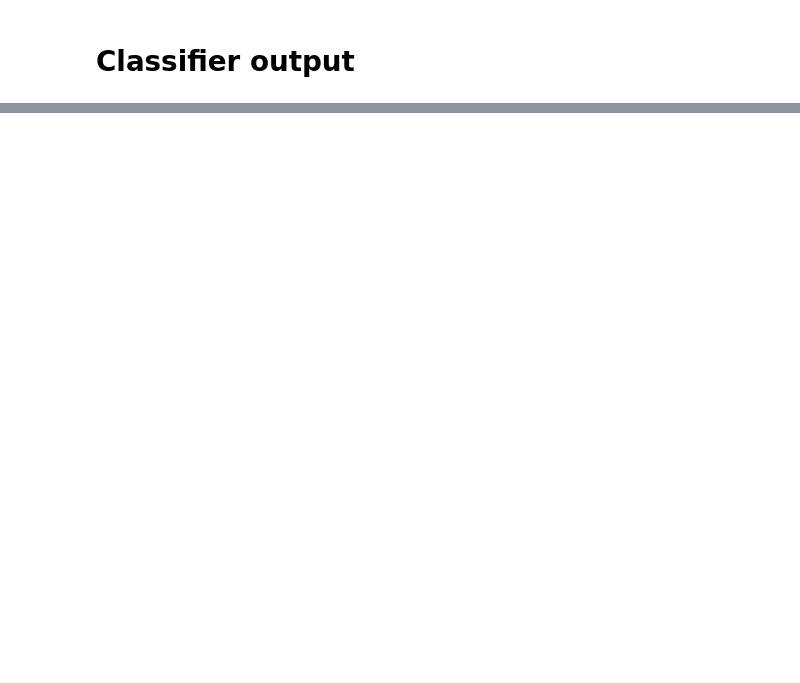
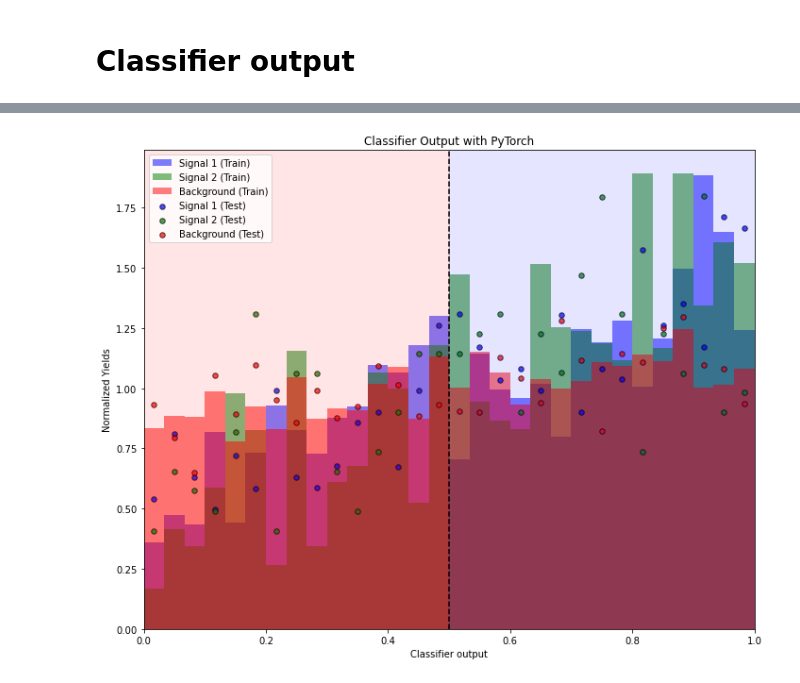
Before and after one commit to tiwariPC/hhbbgg_AwkwardAnalyzer, a Jupyter notebook: bdt/notebook/Multiclass_Descriminator.ipynb, the cells around one changed output, grey strips where cells are left out. Drawn from its saved outputs; the diff is of its cells as text; code cells hidden in the pictures; blank space fills up the shorter version.

```diff
--- a/bdt/notebook/Multiclass_Descriminator.ipynb
+++ b/bdt/notebook/Multiclass_Descriminator.ipynb
@@ -398,19 +398,2 @@ plt.show()
 # %% [markdown]
 # Classifier output
-# %%
-# Get classifier outputs for training and testing data
-model.eval()
-train_outputs = []
-test_outputs = []
-
-with torch.no_grad():
-    for inputs, _, _ in train_loader:
-        outputs = model(inputs)
-        train_outputs.extend(outputs.numpy())
-
-    for inputs, _, _ in test_loader:
-        outputs = model(inputs)
-        test_outputs.extend(outputs.numpy())
-
-train_outputs = np.array(train_outputs)
-test_outputs = np.array(test_outputs)
@@ -445,0 +400,71 @@ ValueError: The 'color' keyword argument must have one color per dataset, but 3
+# %%
+import numpy as np
+import matplotlib.pyplot as plt
+
+# Define a function to get predictions from the PyTorch model
+def get_predictions(loader, model):
+    model.eval()
+    all_preds = []
+    all_labels = []
+    with torch.no_grad():
+        for inputs, labels, _ in loader:
+            outputs = model(inputs)
+            outputs = outputs.squeeze()
+            all_preds.extend(outputs.cpu().numpy())
+            all_labels.extend(labels.cpu().numpy())
+    return np.array(all_preds), np.array(all_labels)
+
+# Get predictions for training and test data
+train_preds, train_true = get_predictions(train_loader, model)
+test_preds, test_true = get_predictions(test_loader, model)
+
+# Convert weights tensors to NumPy arrays
+X_train_weights_np = X_train_weights_tensor.numpy()
+X_test_weights_np = X_test_weights_tensor.numpy()
+
+# Define bins
+bins = np.linspace(0, 1, 31)
+
+# Plot histograms for training data
+plt.figure(figsize=(10, 8))
+
+# Plot Signal 1 (train)
+plt.hist(train_preds[train_true == 1][:, 1], bins=bins, color='blue', alpha=0.5, label='Signal 1 (Train)', density=True, weights=X_train_weights_np[train_true == 1])
+
+# Plot Signal 2 (train)
+plt.hist(train_preds[train_true == 2][:, 2], bins=bins, color='green', alpha=0.5, label='Signal 2 (Train)', density=True, weights=X_train_weights_np[train_true == 2])
+
+# Plot Background (train)
+plt.hist(train_preds[train_true == 0][:, 0], bins=bins, color='red', alpha=0.5, label='Background (Train)', density=True, weights=X_train_weights_np[train_true == 0])
+
+# Calculate histograms for test data
+test_hist_s1, _ = np.histogram(test_preds[test_true == 1][:, 1], bins=bins, density=True, weights=X_test_weights_np[test_true == 1])
+test_hist_s2, _ = np.histogram(test_preds[test_true == 2][:, 2], bins=bins, density=True, weights=X_test_weights_np[test_true == 2])
+test_hist_b, _ = np.histogram(test_preds[test_true == 0][:, 0], bins=bins, density=True, weights=X_test_weights_np[test_true == 0])
+
+# Calculate bin centers
+bin_centers = (bins[:-1] + bins[1:]) / 2
+
+# Plot scatter points for test data
+plt.scatter(bin_centers, test_hist_s1, color='blue', alpha=0.7, label='Signal 1 (Test)', marker='o', s=30, edgecolor='k')
+plt.scatter(bin_centers, test_hist_s2, color='green', alpha=0.7, label='Signal 2 (Test)', marker='o', s=30, edgecolor='k')
+plt.scatter(bin_centers, test_hist_b, color='red', alpha=0.7, label='Background (Test)', marker='o', s=30, edgecolor='k')
+
+# Add background colors
+plt.axvspan(0, 0.5, color='red', alpha=0.1)
+plt.axvspan(0.5, 1, color='blue', alpha=0.1)
+
+plt.axvline(0.5, color='k', linestyle='--')
+plt.xlabel('Classifier output')
+plt.ylabel('Normalized Yields')
+plt.xlim(0, 1)
+plt.legend()
+plt.title('Classifier Output with PyTorch')
+
+# Save and display the plot
+# plt.savefig("bdtplots/dnn/classifier_output_plot.png")
+# plt.savefig("bdtplots/dnn/classifier_output_plot.pdf")
+plt.tight_layout()
+plt.show()
+# %% [output]
+[figure, added]
```
Also changed, not shown: parts of 10 cells of this notebook.
